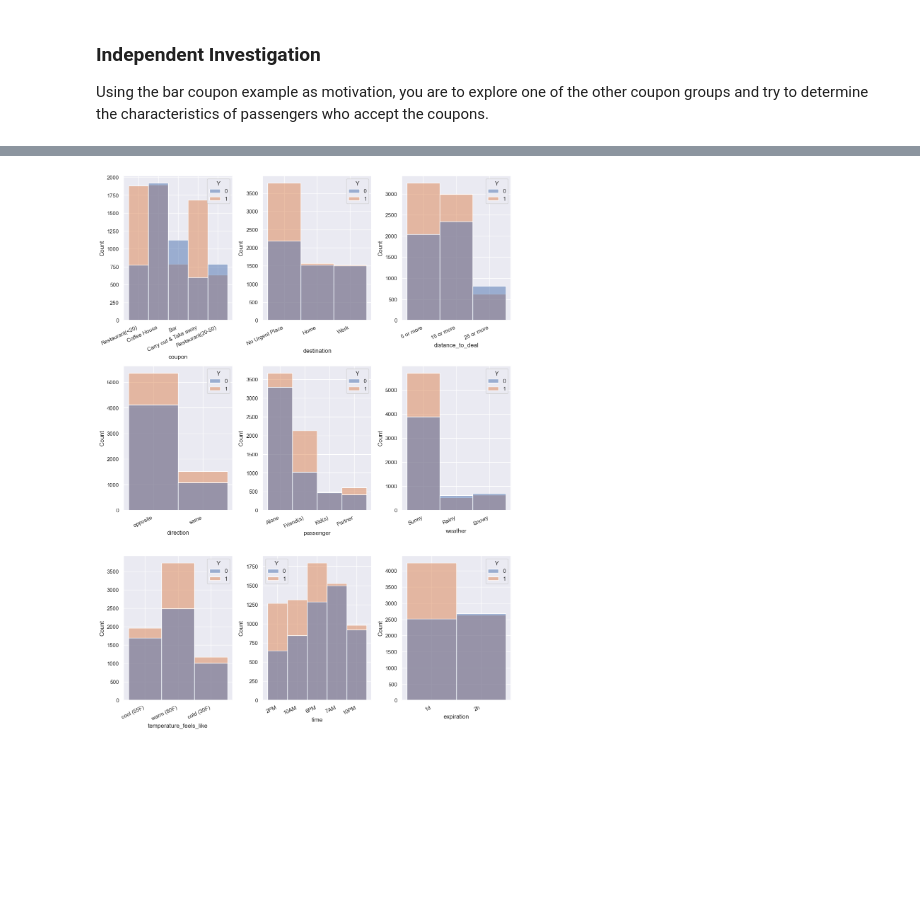
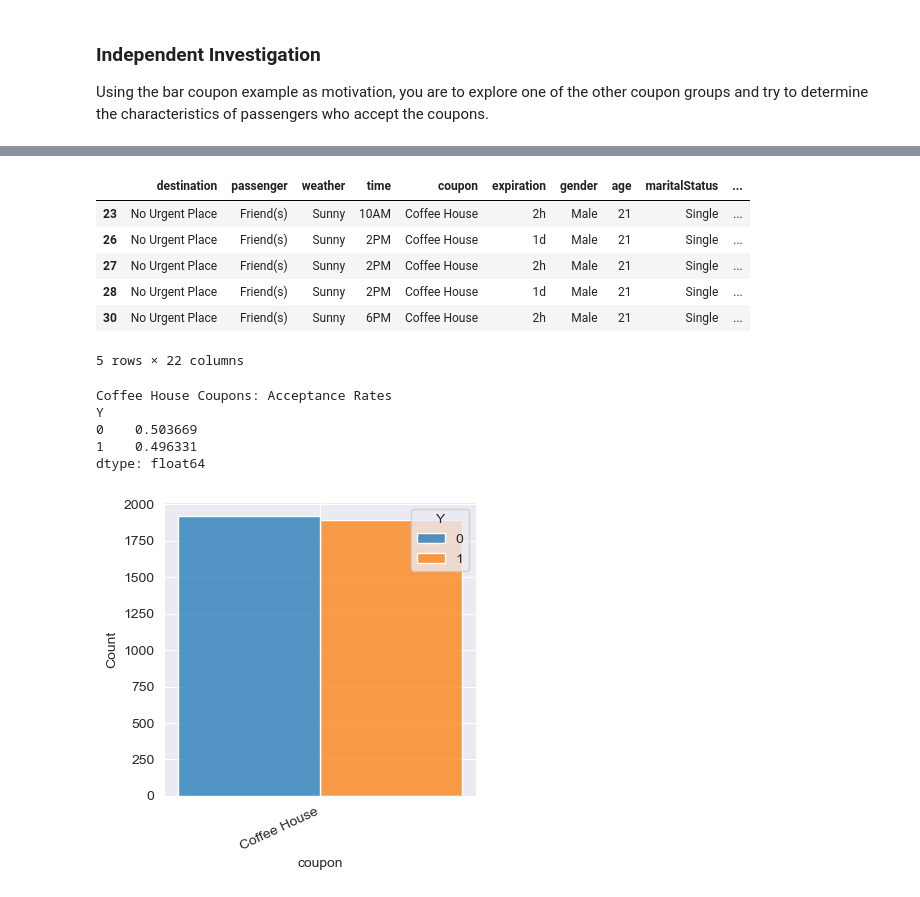
Before and after one commit to selvamani-ramasamy/berkeley-ml-ai, a Jupyter notebook: assignment_5_1_start/prompt.ipynb, the cells around one changed output, grey strips where cells are left out. Saved outputs shown, nothing was run; the diff lists cells and outputs as text; code cells hidden in the pictures; blank space fills up the shorter version.

```diff
--- a/assignment_5_1_start/prompt.ipynb
+++ b/assignment_5_1_start/prompt.ipynb
@@ -336,30 +371,51 @@ Using the bar coupon example as motivation, you are to explore one of the other
+# %%
+coffee_house_coupons = major_data.query('coupon=="Coffee House"')
+coffee_house_coupons.head()
+# %% [output]
+|  | destination | passenger | weather | time | coupon | expiration | gender | age | maritalStatus | ... |
+| 23 | No Urgent Place | Friend(s) | Sunny | 10AM | Coffee House | 2h | Male | 21 | Single | ... |
+| 26 | No Urgent Place | Friend(s) | Sunny | 2PM | Coffee House | 1d | Male | 21 | Single | ... |
+| 27 | No Urgent Place | Friend(s) | Sunny | 2PM | Coffee House | 2h | Male | 21 | Single | ... |
+| 28 | No Urgent Place | Friend(s) | Sunny | 2PM | Coffee House | 1d | Male | 21 | Single | ... |
+| 30 | No Urgent Place | Friend(s) | Sunny | 6PM | Coffee House | 2h | Male | 21 | Single | ... |
+5 rows × 22 columns
 # %%
-def get_interesting_histograms(histdata, cols_of_interest, stat='count', figsize=(12, 16),  rot=25, multiple='layer'):
+def get_interesting_histograms(histdata, cols_of_interest, stat='count', figsize=(12, 16),  rot=25, multiple='layer', kde=False):
       num_cols = len(cols_of_interest)
-      num_fig_rows = math.ceil(num_cols/3)
-      fig, axs = plt.subplots(num_fig_rows, 3, figsize=figsize)
+      num_fig_rows = math.ceil(num_cols/3) if num_cols >= 3 else 1
+      num_fig_cols = 3 if num_cols >= 3 else num_cols
+      fig, axs = plt.subplots(num_fig_rows, num_fig_cols, figsize=figsize)
       i=0
       for row in range(num_fig_rows):
-            for column in range(3):
-                  if num_fig_rows == 1:
+            column_range = range(3) if num_cols >= 3 else range(num_cols)
+            for column in column_range:
+                  if num_fig_rows == 1 and num_fig_cols == 1:
+                        ax = axs
+                  elif num_fig_rows == 1:
                         ax = axs[column]
                   else:
                         ax = axs[row, column]
-                  sns.histplot(data=histdata, x=cols_of_interest[i], hue='Y', ax=ax, multiple=multiple, stat=stat)
+                  sns.histplot(data=histdata, x=cols_of_interest[i], hue='Y', ax=ax, multiple=multiple, stat=stat, kde=kde)
                   ax.set_xticklabels(ax.get_xticklabels(), rotation=rot, horizontalalignment='right')
                   i += 1
       fig.tight_layout()
 
-set_1_cols_of_interest = ['coupon', 'destination', 'distance_to_deal', 'direction',
+set_1_cols_of_interest = ['distance_to_deal', 'destination', 'distance_to_deal', 'direction',
                           'passenger', 'weather', 'temperature_feels_like', 'time', 'expiration']
 
 set_2_cols_of_interest = [
                           'gender', 'age', 'maritalStatus', 'has_children',
                           'Bar', 'CoffeeHouse', 'CarryAway',
                           'RestaurantLessThan20', 'Restaurant20To50']
 
 set_3_cols_of_interest = [ 'income', 'education', 'occupation', ]
 
-get_interesting_histograms(major_data, set_1_cols_of_interest)
+get_interesting_histograms(coffee_house_coupons, ['coupon'], multiple='dodge', figsize=(4, 4))
+print(f"Coffee House Coupons: Acceptance Rates\n{coffee_house_coupons.groupby('Y').size() / coffee_house_coupons.groupby('Y').size().sum()}")
 # %% [output]
+Coffee House Coupons: Acceptance Rates
+Y
+0    0.503669
+1    0.496331
+dtype: float64
-[figure, old version]
+[figure, new version]
```
Also changed, not shown: parts of 23 cells of this notebook.
